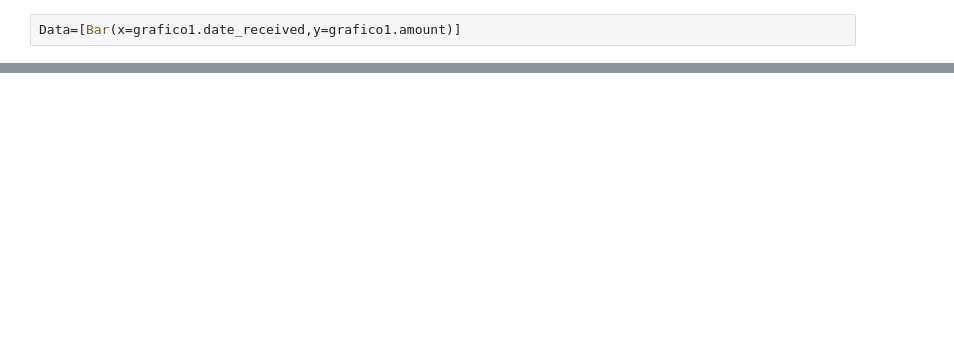
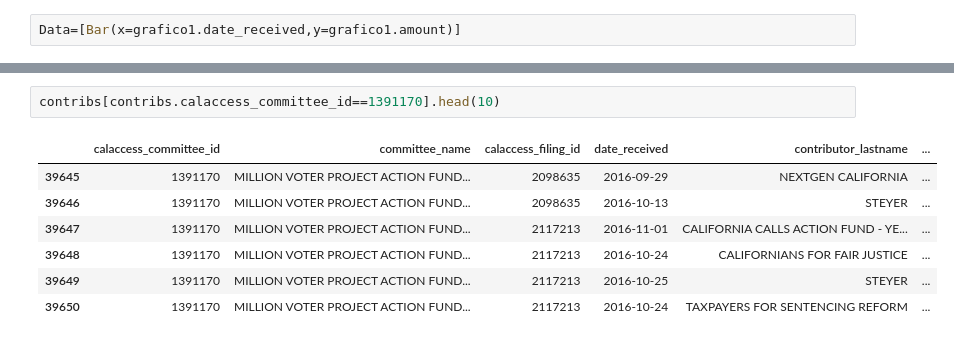
Before and after one commit to mharias/first-python-notebook, a Jupyter notebook: Code.ipynb, the cells around one changed output, grey strips where cells are left out. Drawn from its saved outputs; the diff is of its cells as text; blank space fills up the shorter version.

```diff
--- a/Code.ipynb
+++ b/Code.ipynb
@@ -289,0 +290,10 @@ pandas.core.frame.DataFrame
+# %%
+contribs[contribs.calaccess_committee_id==1391170].head(10)
+# %% [output]
+|  | calaccess_committee_id | committee_name | calaccess_filing_id | date_received | contributor_lastname | ... |
+| 39645 | 1391170 | MILLION VOTER PROJECT ACTION FUND... | 2098635 | 2016-09-29 | NEXTGEN CALIFORNIA | ... |
+| 39646 | 1391170 | MILLION VOTER PROJECT ACTION FUND... | 2098635 | 2016-10-13 | STEYER | ... |
+| 39647 | 1391170 | MILLION VOTER PROJECT ACTION FUND... | 2117213 | 2016-11-01 | CALIFORNIA CALLS ACTION FUND - YE... | ... |
+| 39648 | 1391170 | MILLION VOTER PROJECT ACTION FUND... | 2117213 | 2016-10-24 | CALIFORNIANS FOR FAIR JUSTICE | ... |
+| 39649 | 1391170 | MILLION VOTER PROJECT ACTION FUND... | 2117213 | 2016-10-25 | STEYER | ... |
+| 39650 | 1391170 | MILLION VOTER PROJECT ACTION FUND... | 2117213 | 2016-10-24 | TAXPAYERS FOR SENTENCING REFORM | ... |
```
Also changed, not shown: parts of 14 cells of this notebook.
